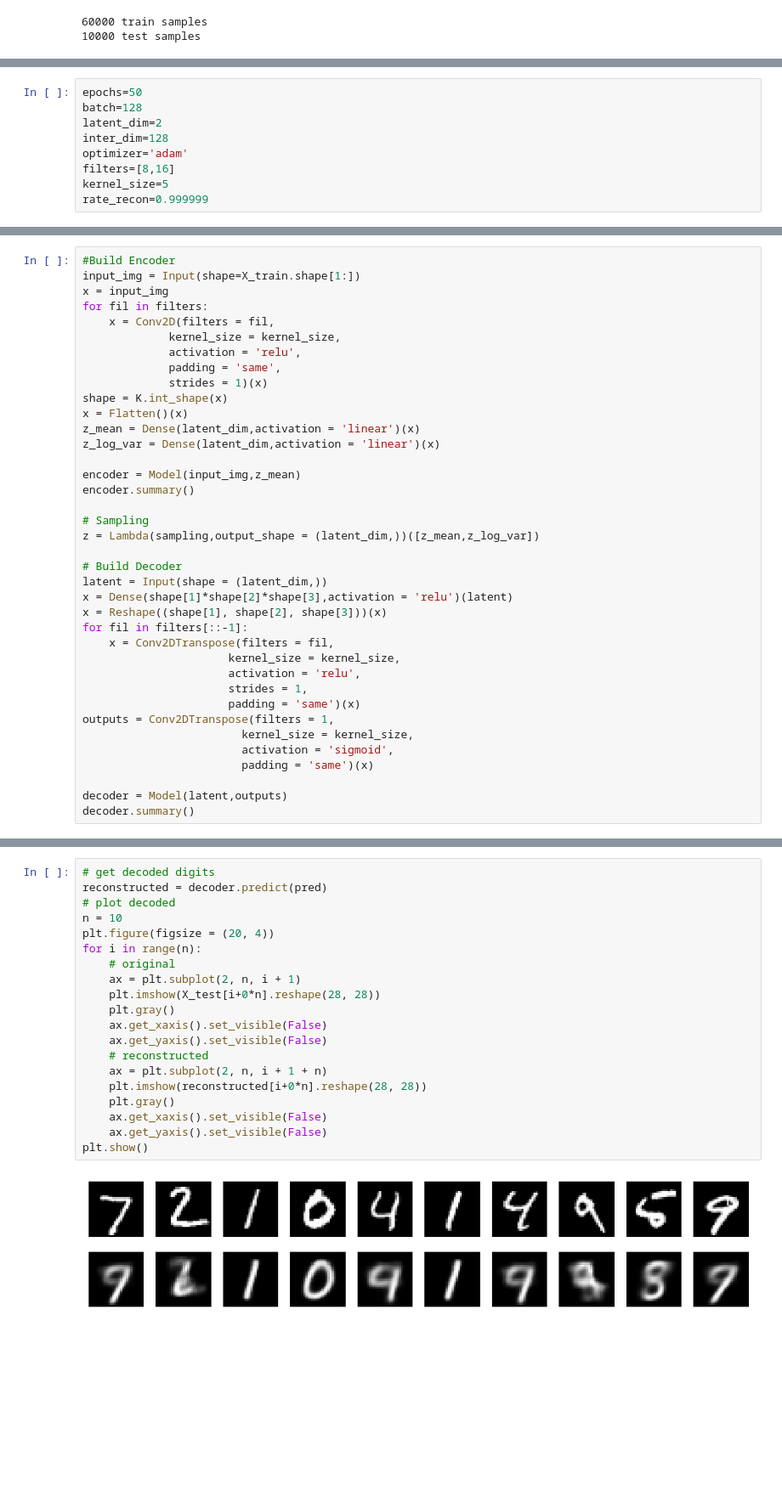
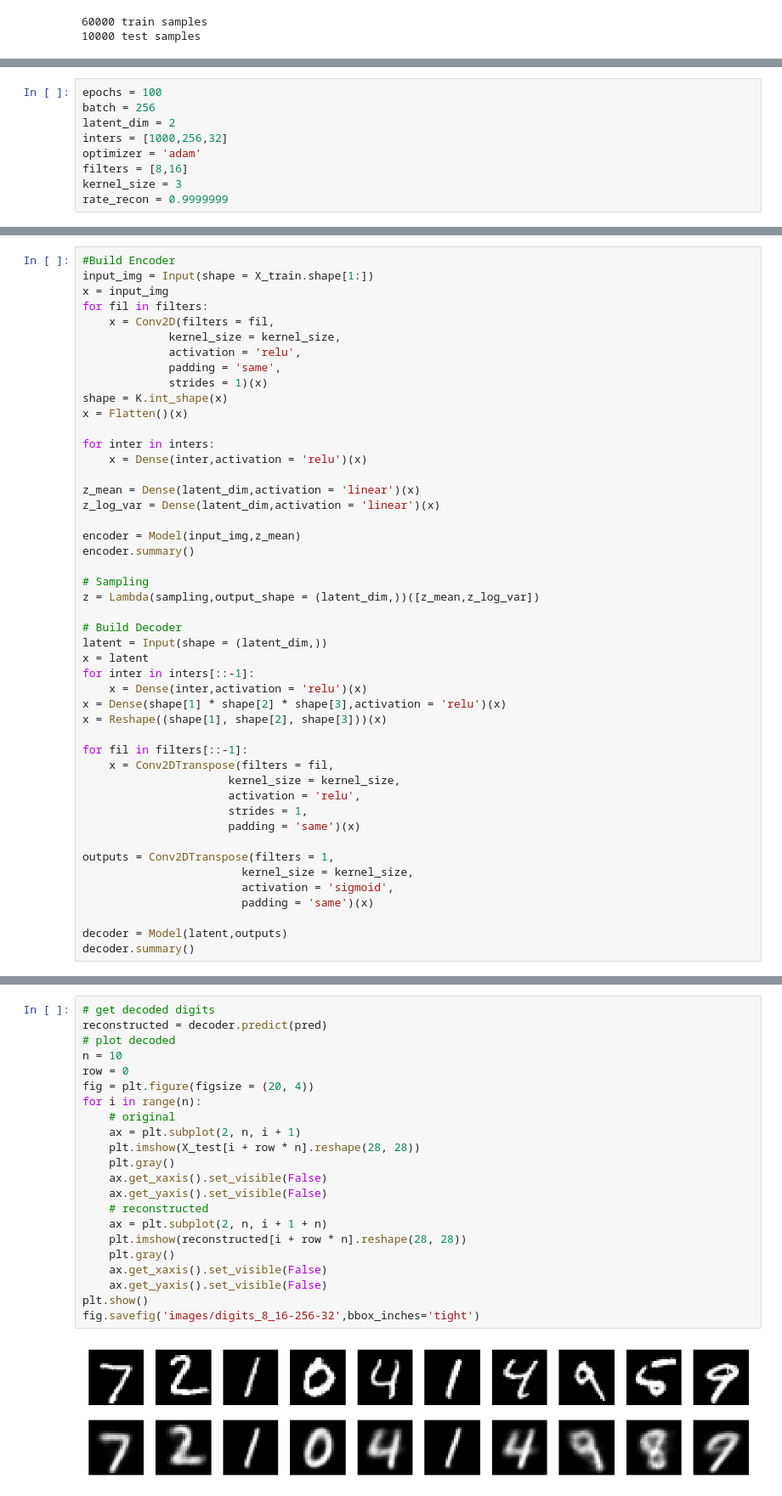
Before and after one commit to taochu/Machine_Learning_Internship_Research, a Jupyter notebook: Convolutional_Vae/ConvVAE.ipynb, the cells around one changed output, grey strips where cells are left out. Shown: that part at 85% size. Cells and saved outputs as stored; diff of their text form; blank space fills up the shorter version.

```diff
--- a/Convolutional_Vae/ConvVAE.ipynb
+++ b/Convolutional_Vae/ConvVAE.ipynb
@@ -47,11 +54,11 @@ print(X_test.shape[0], 'test samples')
 # %%
-epochs=50
-batch=128
-latent_dim=2
-inter_dim=128
-optimizer='adam'
-filters=[8,16]
-kernel_size=5
-rate_recon=0.999999
+epochs = 100
+batch = 256
+latent_dim = 2
+inters = [1000,256,32]
+optimizer = 'adam'
+filters = [8,16]
+kernel_size = 3
+rate_recon = 0.9999999
 # %%
 def sampling(args):
@@ -67,7 +74,7 @@ def lossVAE(z_mean, z_sigma_log):
     return loss
 # %%
 #Build Encoder
-input_img = Input(shape=X_train.shape[1:])
+input_img = Input(shape = X_train.shape[1:])
 x = input_img
 for fil in filters:
     x = Conv2D(filters = fil,
@@ -77,6 +84,10 @@ for fil in filters:
              strides = 1)(x)
 shape = K.int_shape(x)
 x = Flatten()(x)
+
+for inter in inters:
+    x = Dense(inter,activation = 'relu')(x)
+
 z_mean = Dense(latent_dim,activation = 'linear')(x)
 z_log_var = Dense(latent_dim,activation = 'linear')(x)
 
@@ -88,14 +99,19 @@ z = Lambda(sampling,output_shape = (latent_dim,))([z_mean,z_log_var])
 
 # Build Decoder
 latent = Input(shape = (latent_dim,))
-x = Dense(shape[1]*shape[2]*shape[3],activation = 'relu')(latent)
+x = latent
+for inter in inters[::-1]:
+    x = Dense(inter,activation = 'relu')(x)
+x = Dense(shape[1] * shape[2] * shape[3],activation = 'relu')(x)
 x = Reshape((shape[1], shape[2], shape[3]))(x)
+
 for fil in filters[::-1]:
     x = Conv2DTranspose(filters = fil,
                       kernel_size = kernel_size,
                       activation = 'relu',
                       strides = 1,
                       padding = 'same')(x)
+
 outputs = Conv2DTranspose(filters = 1,
                         kernel_size = kernel_size,
                         activation = 'sigmoid',
@@ -169,22 +185,24 @@ plt.legend()
 # %%
 # get decoded digits
 reconstructed = decoder.predict(pred)
 # plot decoded
 n = 10
-plt.figure(figsize = (20, 4))
+row = 0
+fig = plt.figure(figsize = (20, 4))
 for i in range(n):
     # original
     ax = plt.subplot(2, n, i + 1)
-    plt.imshow(X_test[i+0*n].reshape(28, 28))
+    plt.imshow(X_test[i + row * n].reshape(28, 28))
     plt.gray()
     ax.get_xaxis().set_visible(False)
     ax.get_yaxis().set_visible(False)
     # reconstructed
     ax = plt.subplot(2, n, i + 1 + n)
-    plt.imshow(reconstructed[i+0*n].reshape(28, 28))
+    plt.imshow(reconstructed[i + row * n].reshape(28, 28))
     plt.gray()
     ax.get_xaxis().set_visible(False)
     ax.get_yaxis().set_visible(False)
 plt.show()
+fig.savefig('images/digits_8_16-256-32',bbox_inches='tight')
 # %% [output]
-[figure, old version]
+[figure, new version]
```
Also changed, not shown: parts of 8 cells of this notebook, 7 other files.
